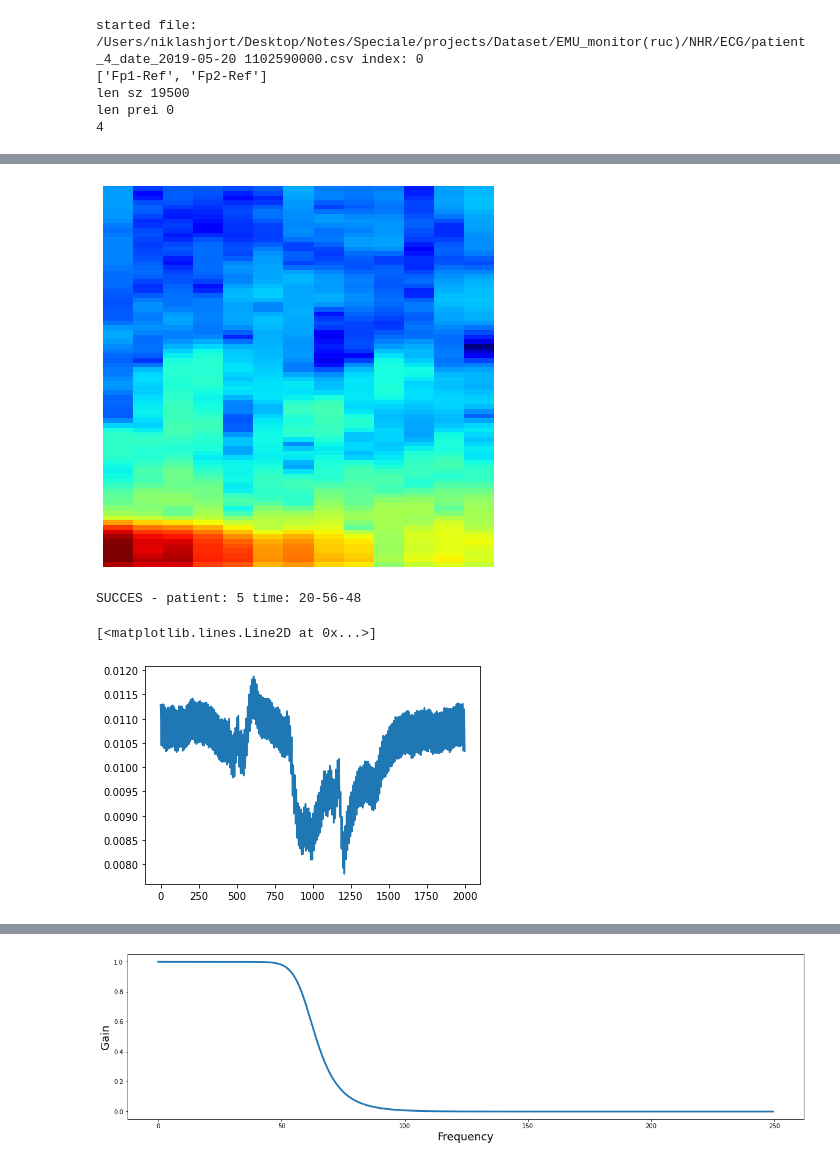
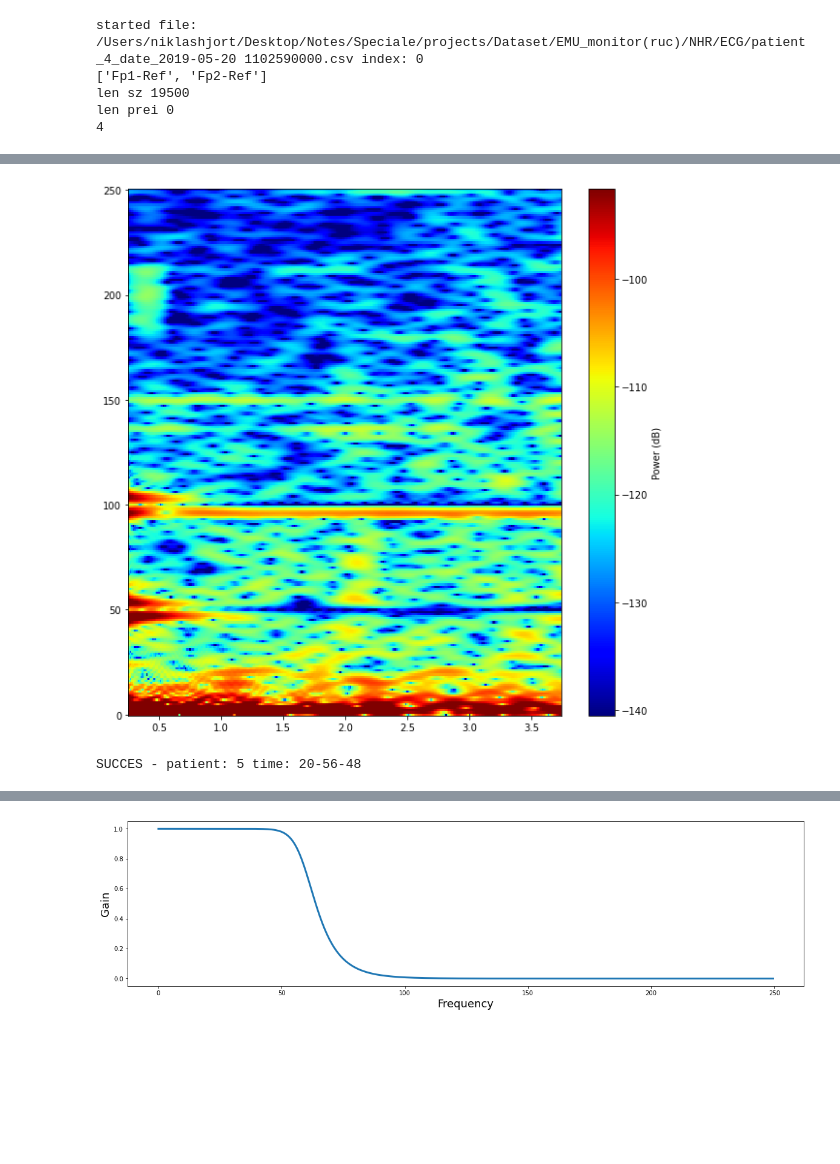
Before and after one commit to nikl1425/DeepLearning_Master, a Jupyter notebook: DataHandling/Køge/Jupyter/ECG_Spectrogram_playground.ipynb, the cells around one changed output, grey strips where cells are left out. Saved outputs shown, nothing was run; the diff lists cells and outputs as text; code cells hidden in the pictures; blank space fills up the shorter version.

```diff
--- a/DataHandling/Køge/Jupyter/ECG_Spectrogram_playground.ipynb
+++ b/DataHandling/Køge/Jupyter/ECG_Spectrogram_playground.ipynb
@@ -347,10 +376,7 @@ gc.collect()
 # %%
-multitaper_spec_save_to_folder(channel="bla", patient=5, patient_state="hi", save_path="", index=1, win=sz_win[10])
+from spectrogram_proj.spectrogram import spec_save_to_folder
+plt.figure(figsize=(10,10))
+spec_save_to_folder(channel="bla", patient=5, patient_state="hi", save_path="", index=1, win=sz_win[10])
 # %% [output]
-[figure, old version]
+[figure, new version]
 SUCCES - patient: 5 time: 20-56-48
-# %%
-plt.plot(sz_win[16][0])
-# %% [output]
-[<matplotlib.lines.Line2D at 0x...>]
-[figure, removed]
```
Also changed, not shown: parts of 53 cells of this notebook, 14 other files.
